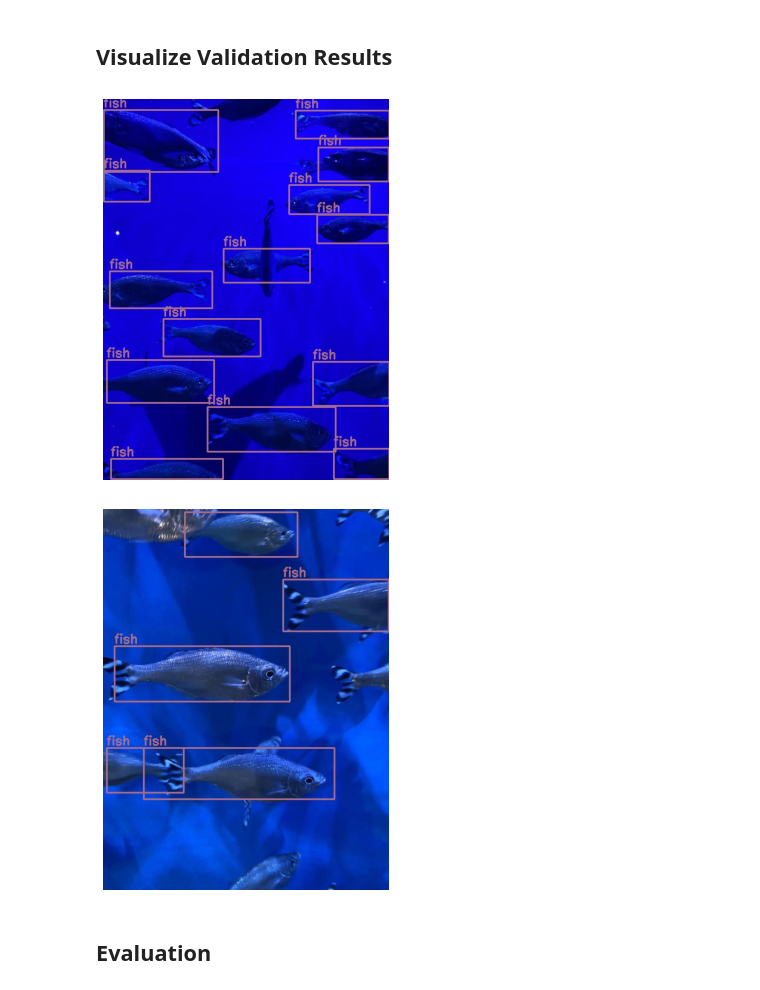
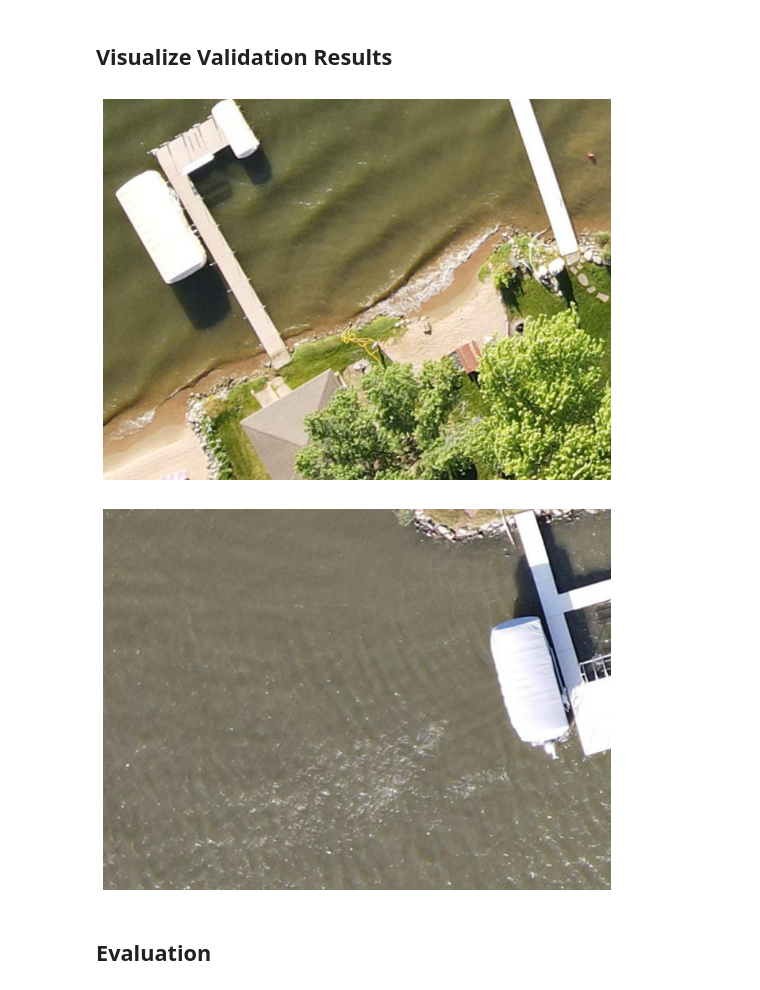
Before and after one commit to GitarthVaishnav/FasterRCNN42028, a Jupyter notebook: notebook_examples/custom_faster_rcnn_training_colab.ipynb, the cells around one changed output. Cells and saved outputs as stored; diff of their text form; code cells hidden in the pictures.

```diff
--- a/notebook_examples/custom_faster_rcnn_training_colab.ipynb
+++ b/notebook_examples/custom_faster_rcnn_training_colab.ipynb
@@ -101,18 +103,18 @@ SAVING BEST MODEL FOR EPOCH: 5
 import matplotlib.pyplot as plt
 import glob as glob
 # %%
-results_dir_path = '/content/fastercnn-pytorch-training-pipeline/outputs/training/custom_training'
+results_dir_path = '/content/FasterRCNN42028/outputs/training/custom_training'
 valid_images = glob.glob(f"{results_dir_path}/*.jpg")
 
 for i in range(2):
     plt.figure(figsize=(10, 7))
     image = plt.imread(valid_images[i])
     plt.imshow(image)
     plt.axis('off')
     plt.show()
 # %% [output]
-[figure, old version]
+[figure, new version]
-[figure, old version]
+[figure, new version]
 # %% [markdown]
 ## Evaluation
 # %%
```
Also changed, not shown: parts of 14 cells of this notebook.
